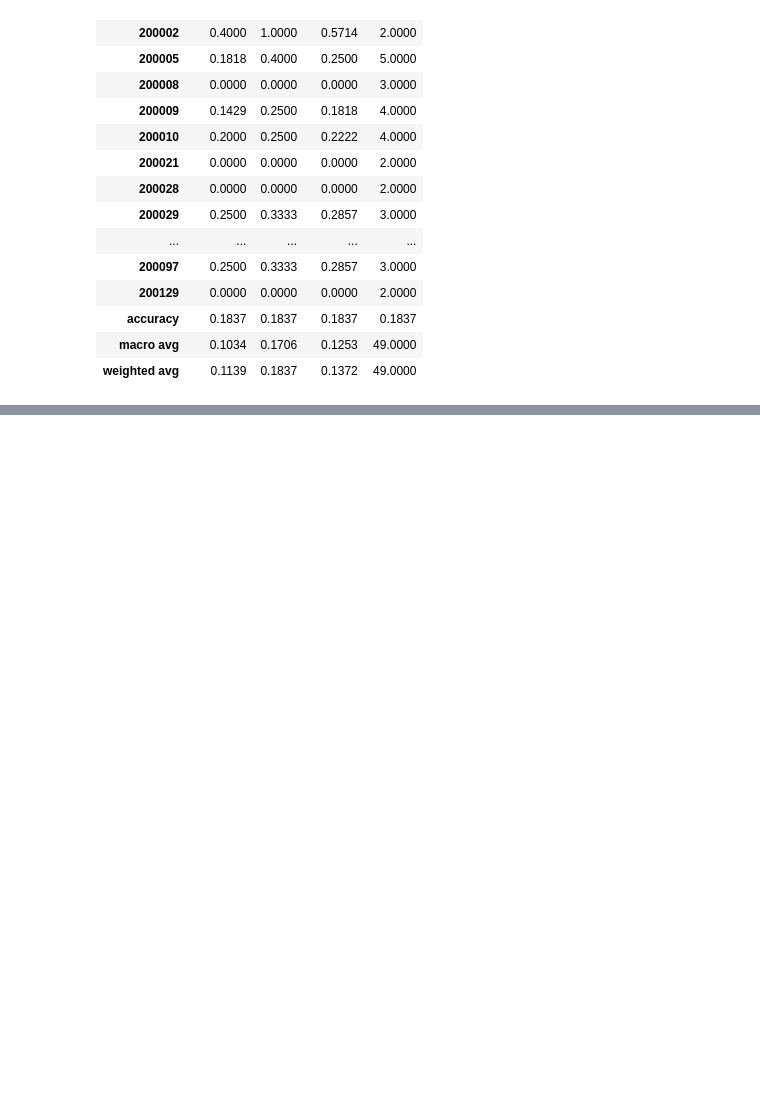
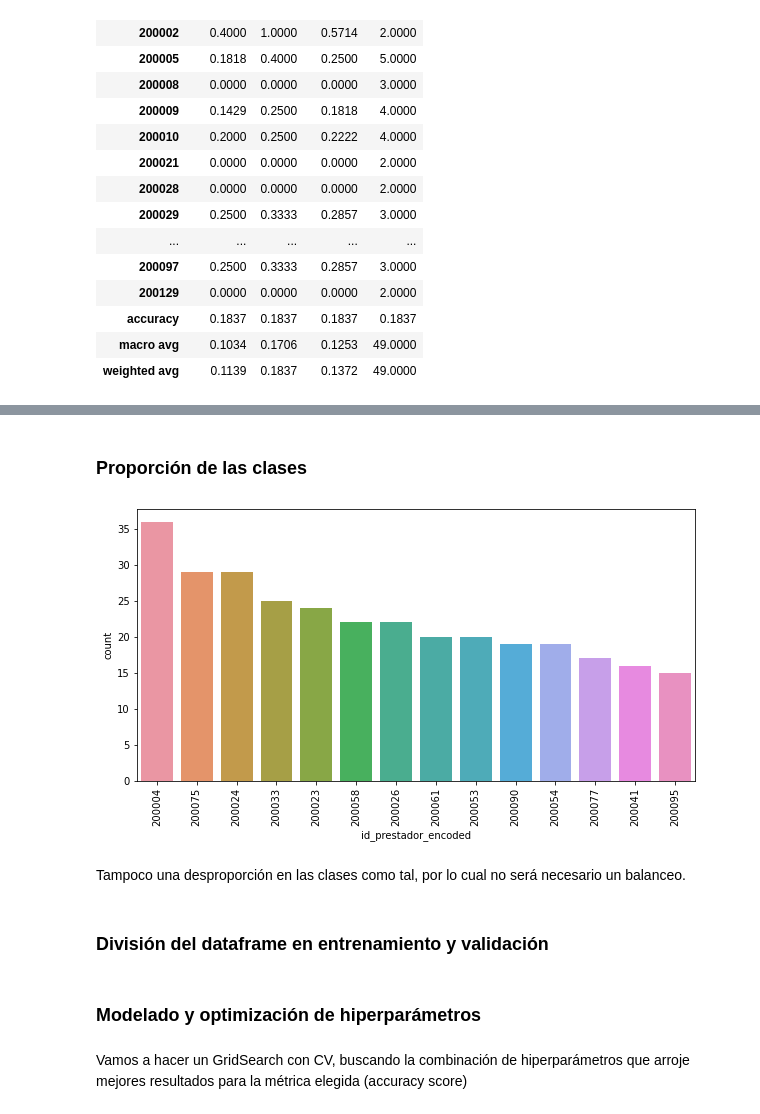
Before and after one commit to JuanMajul/Mentoria_DiploDatos2021, a Jupyter notebook: Notebooks/Practico_4.ipynb, the cells around one changed output, grey strips where cells are left out. Saved outputs shown, nothing was run; the diff lists cells and outputs as text; code cells hidden in the pictures; blank space fills up the shorter version.

Commit message:
SR para clínica y nutrición

```diff
--- a/Notebooks/Practico_4.ipynb
+++ b/Notebooks/Practico_4.ipynb
@@ -536,0 +464,8 @@ TypeError: Singleton array 14 cannot be considered a valid collection.
+# %%
+df_nutricion=df_filtrado[df_filtrado['especialidad_nutricion']==1]
+df_nutricion.drop(['especialidad_clinica',
+       'especialidad_nutricion',
+       'especialidad_pediatria',
+       'categoria_prestador_gold', 'categoria_prestador_silver',
+       'categoria_prestador_standard', 'categoria_socio_gold',
+       'categoria_socio_silver', 'categoria_socio_standard'],axis=1,inplace=True)
@@ -536,0 +536,2 @@ TypeError: Singleton array 14 cannot be considered a valid collection.
+# %%
+df_nutricion=df_nutricion.drop_duplicates()
@@ -536,0 +540,2 @@ TypeError: Singleton array 14 cannot be considered a valid collection.
+# %%
+df_nutricion.drop(['id_socio_encoded'],axis=1,inplace=True)
@@ -536,0 +563,13 @@ TypeError: Singleton array 14 cannot be considered a valid collection.
+# %% [markdown]
+### Proporción de las clases
+# %%
+plt.figure(figsize=(10,5))
+sns.countplot(df_nutricion.id_prestador_encoded,order=df_nutricion.id_prestador_encoded.value_counts().index)
+plt.xticks(rotation=90)
+plt.show()
+# %% [output]
+[figure, added]
+# %% [markdown]
+Tampoco una desproporción en las clases como tal, por lo cual no será necesario un balanceo.
+# %% [markdown]
+### División del dataframe en entrenamiento y validación
@@ -536,0 +581,4 @@ TypeError: Singleton array 14 cannot be considered a valid collection.
+# %% [markdown]
+### Modelado y optimización de hiperparámetros
+# %% [markdown]
+Vamos a hacer un GridSearch con CV, buscando la combinación de hiperparámetros que arroje mejores resultados para la métrica elegida (accuracy score)
```
Also changed, not shown: parts of 56 cells of this notebook.
